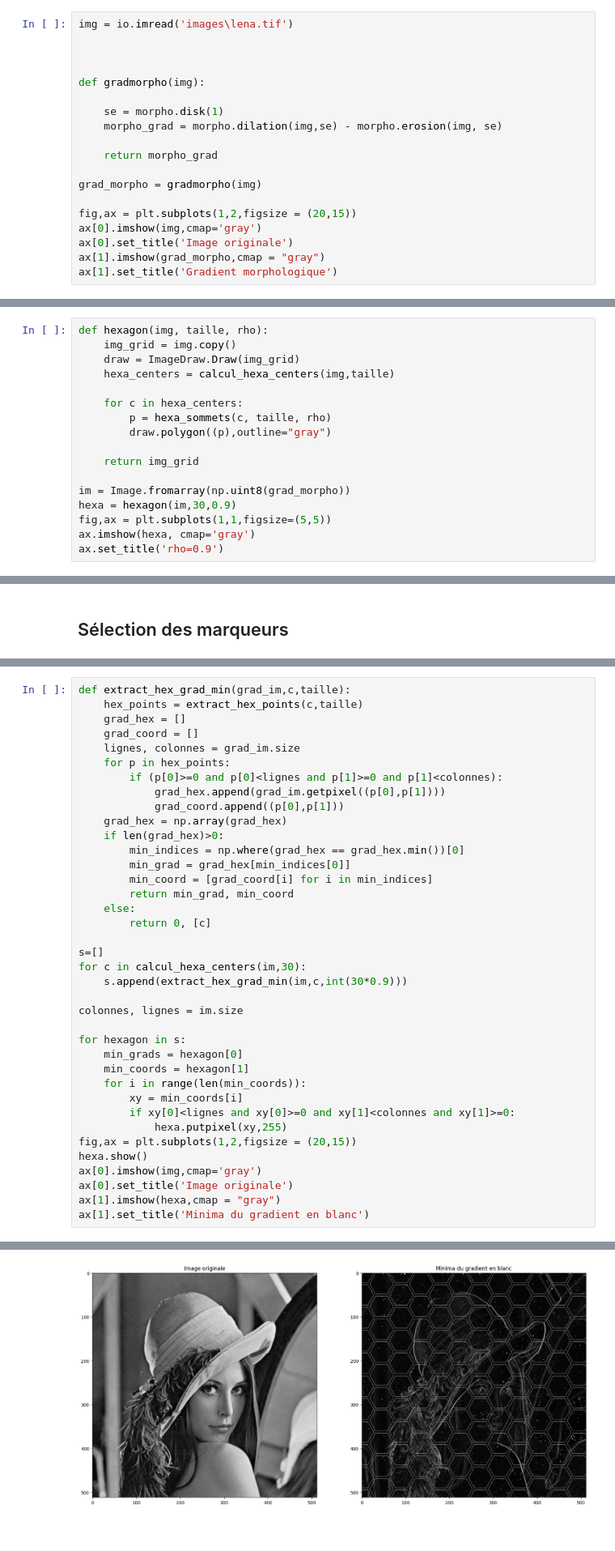
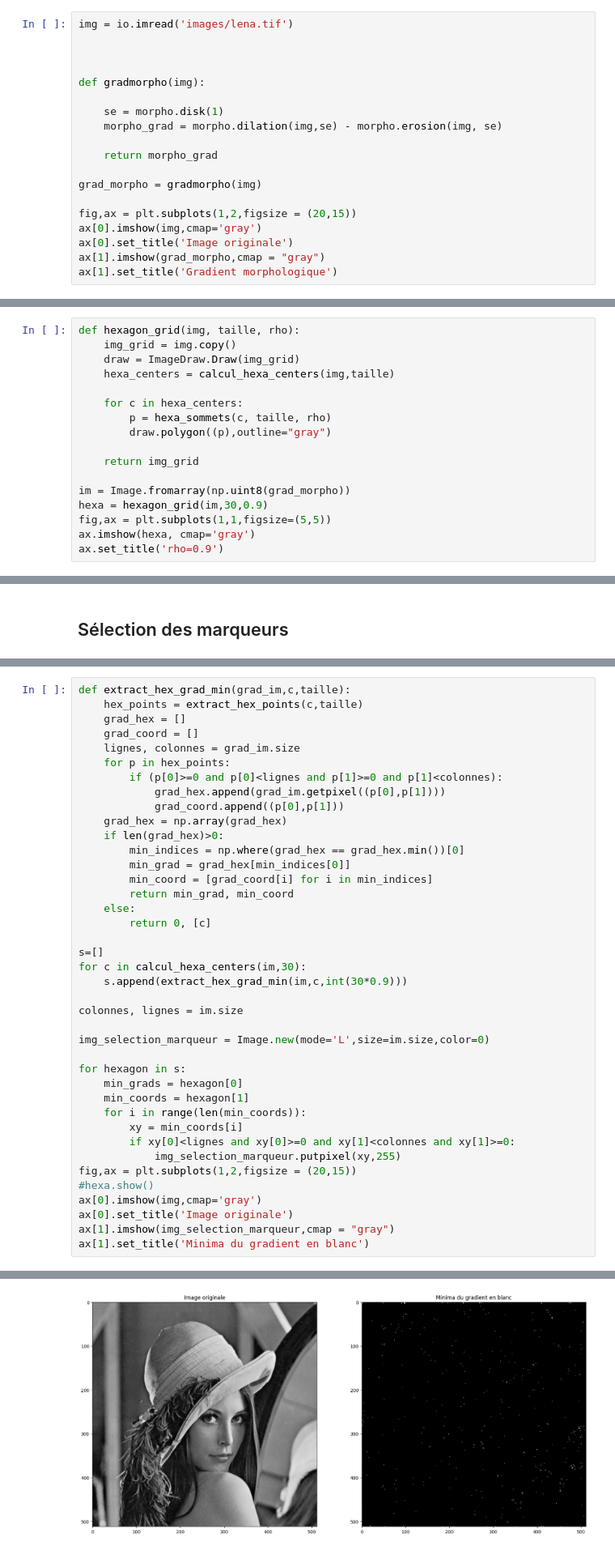
Before and after one commit to Planeurzik/Waterpixels, a Jupyter notebook: water1.ipynb, the cells around one changed output, grey strips where cells are left out. Shown at 81% size. Cells and saved outputs as stored; diff of their text form.

```diff
--- a/water1.ipynb
+++ b/water1.ipynb
@@ -13,7 +13,7 @@ import scipy.ndimage as nd
 # %% [markdown]
 ## Gradient morphologique
 # %%
-img = io.imread('images\lena.tif')
+img = io.imread('images/lena.tif')
 
 
 
@@ -77,7 +77,7 @@ def hexa_sommets(centre, t, rho):
             (x+(taille/2),y-(taille*np.sqrt(3)/2))
             ]
 # %%
-def hexagon(img, taille, rho):
+def hexagon_grid(img, taille, rho):
     img_grid = img.copy()
     draw = ImageDraw.Draw(img_grid)
     hexa_centers = calcul_hexa_centers(img,taille)
@@ -89,7 +89,7 @@ def hexagon(img, taille, rho):
     return img_grid
 
 im = Image.fromarray(np.uint8(grad_morpho))
-hexa = hexagon(im,30,0.9)
+hexa = hexagon_grid(im,30,0.9)
 fig,ax = plt.subplots(1,1,figsize=(5,5))
 ax.imshow(hexa, cmap='gray')
 ax.set_title('rho=0.9')
@@ -134,35 +134,37 @@ def extract_hex_grad_min(grad_im,c,taille):
         if (p[0]>=0 and p[0]<lignes and p[1]>=0 and p[1]<colonnes):
             grad_hex.append(grad_im.getpixel((p[0],p[1])))
             grad_coord.append((p[0],p[1]))
     grad_hex = np.array(grad_hex)
     if len(grad_hex)>0:
         min_indices = np.where(grad_hex == grad_hex.min())[0]
         min_grad = grad_hex[min_indices[0]]
         min_coord = [grad_coord[i] for i in min_indices]
         return min_grad, min_coord
     else:
         return 0, [c]
 
 s=[]
 for c in calcul_hexa_centers(im,30):
     s.append(extract_hex_grad_min(im,c,int(30*0.9)))
 
 colonnes, lignes = im.size
 
+img_selection_marqueur = Image.new(mode='L',size=im.size,color=0)
+
 for hexagon in s:
     min_grads = hexagon[0]
     min_coords = hexagon[1]
     for i in range(len(min_coords)):
         xy = min_coords[i]
         if xy[0]<lignes and xy[0]>=0 and xy[1]<colonnes and xy[1]>=0:
-            hexa.putpixel(xy,255)
+            img_selection_marqueur.putpixel(xy,255)
 fig,ax = plt.subplots(1,2,figsize = (20,15))
-hexa.show()
+#hexa.show()
 ax[0].imshow(img,cmap='gray')
 ax[0].set_title('Image originale')
-ax[1].imshow(hexa,cmap = "gray")
+ax[1].imshow(img_selection_marqueur,cmap = "gray")
 ax[1].set_title('Minima du gradient en blanc')
 # %% [output]
 Text(0.5, 1.0, 'Minima du gradient en blanc')
-[figure, old version]
+[figure, new version]
 # %%
```
Also changed, not shown: parts of 1 cell of this notebook.
